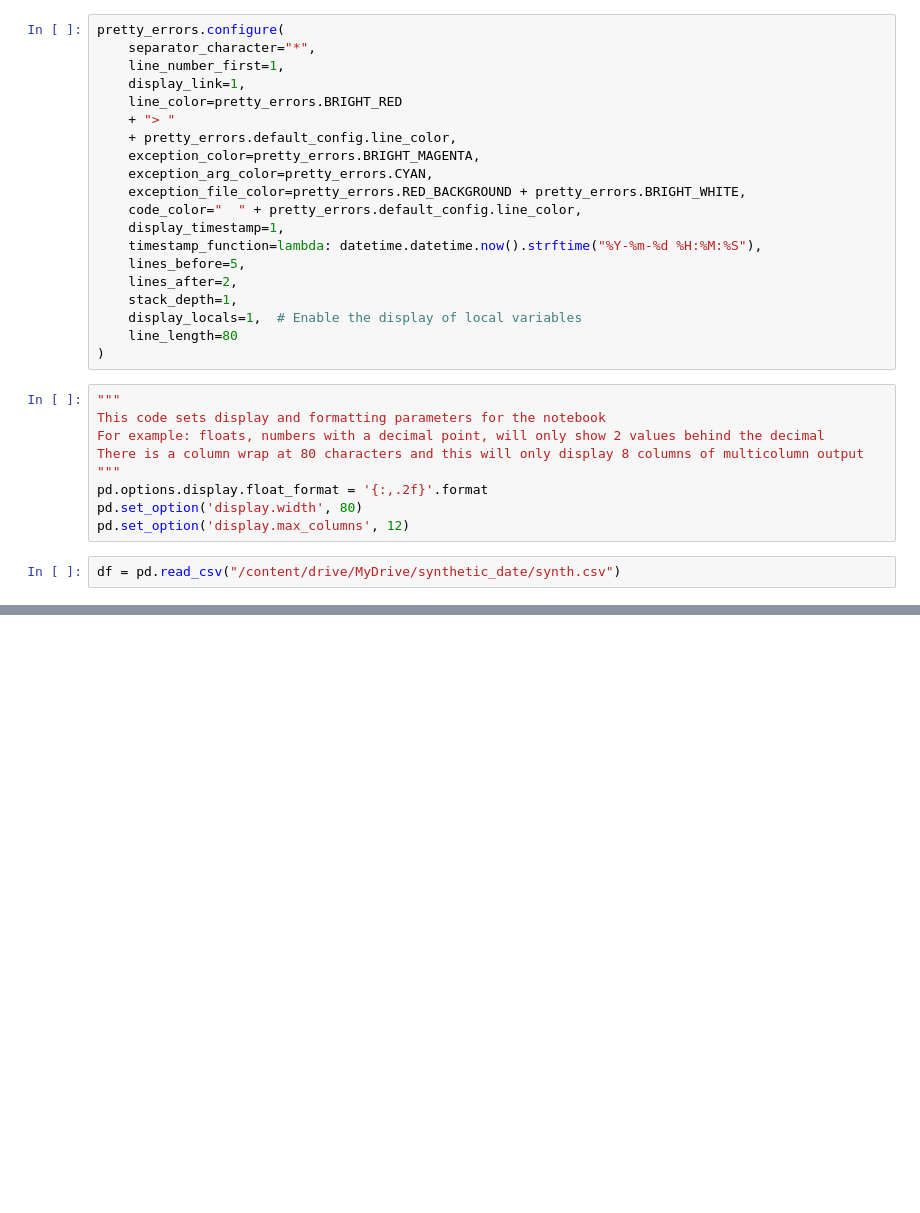
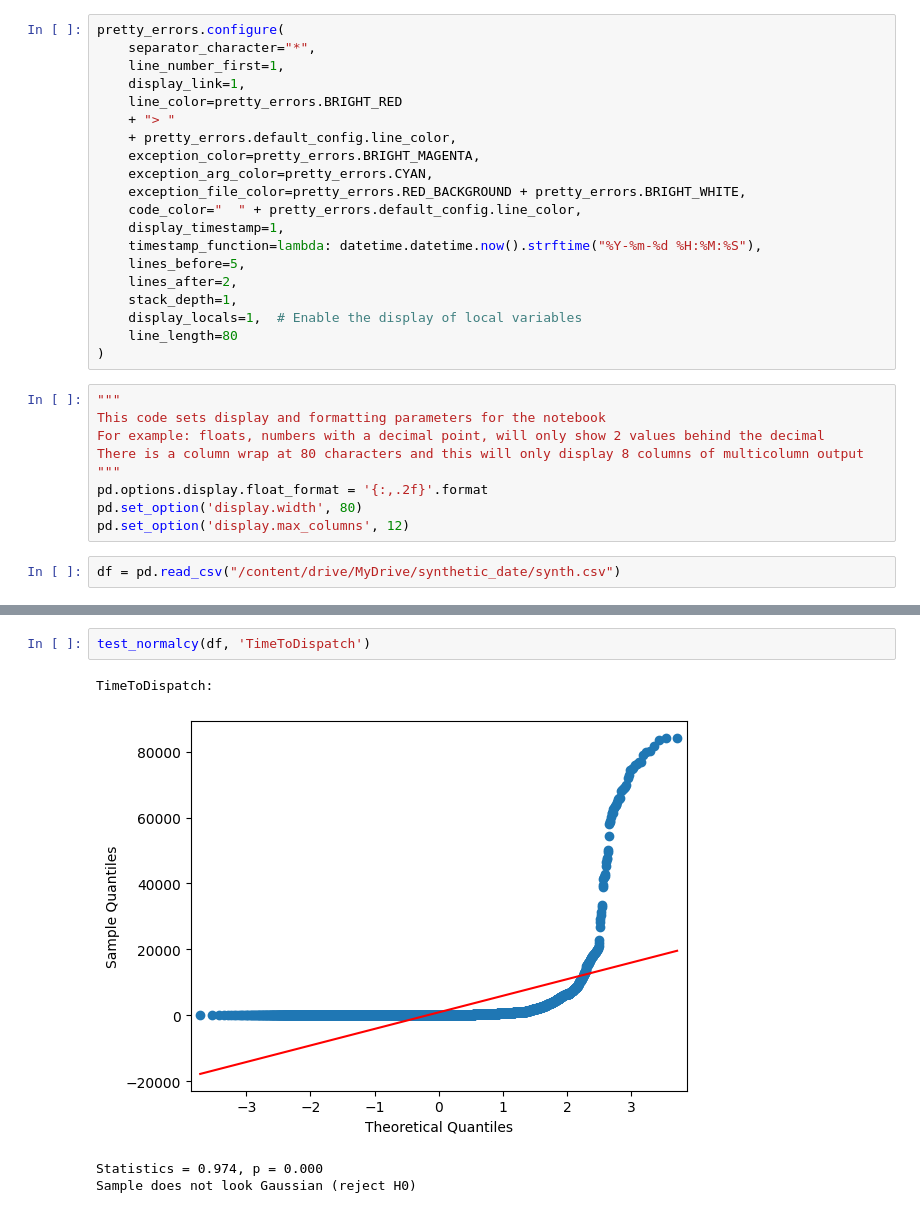
Before and after one commit to trdunsworth/eda2, a Jupyter notebook: VA_NENA_EDA.ipynb, the cells around one changed output, grey strips where cells are left out. Saved outputs shown, nothing was run; the diff lists cells and outputs as text; blank space fills up the shorter version.

```diff
--- a/VA_NENA_EDA.ipynb
+++ b/VA_NENA_EDA.ipynb
@@ -81,0 +220,7 @@ df = pd.read_csv("/content/drive/MyDrive/synthetic_date/synth.csv")
+# %%
+test_normalcy(df, 'TimeToDispatch')
+# %% [output]
+TimeToDispatch:
+[figure, added]
+Statistics = 0.974, p = 0.000
+Sample does not look Gaussian (reject H0)
```
Also changed, not shown: parts of 21 cells of this notebook.
